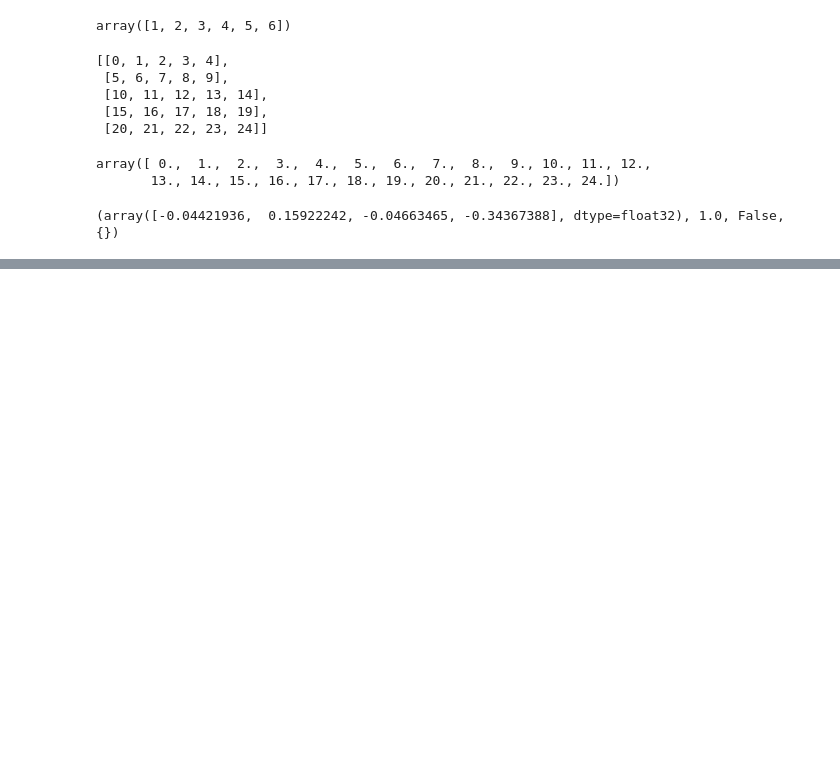
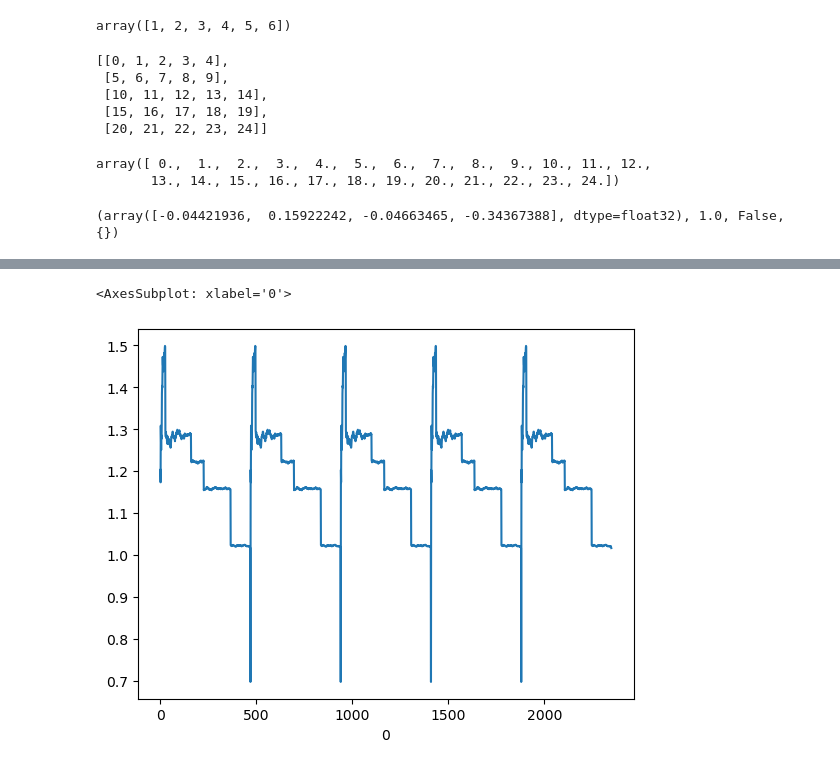
Before and after one commit to Nins16/DQL_AveEntLumRei-1, a Jupyter notebook: Route Playground.ipynb, the cells around one changed output, grey strips where cells are left out. Cells and saved outputs as stored; diff of their text form; code cells hidden in the pictures; blank space fills up the shorter version.

```diff
--- a/Route Playground.ipynb
+++ b/Route Playground.ipynb
@@ -295,0 +330,5 @@ print(env.step(env.action_space.sample()))
+# %%
+df['Agent 1'].plot()
+# %% [output]
+<AxesSubplot: xlabel='0'>
+[figure, added]
```
Also changed, not shown: parts of 5 cells of this notebook, 28 other files.
